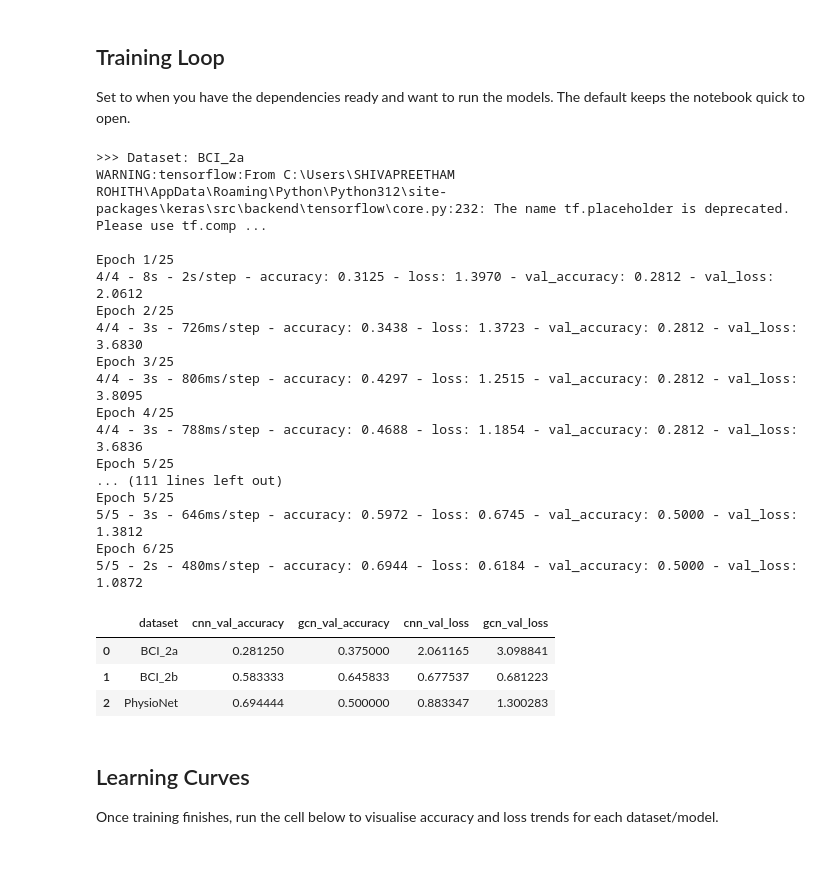
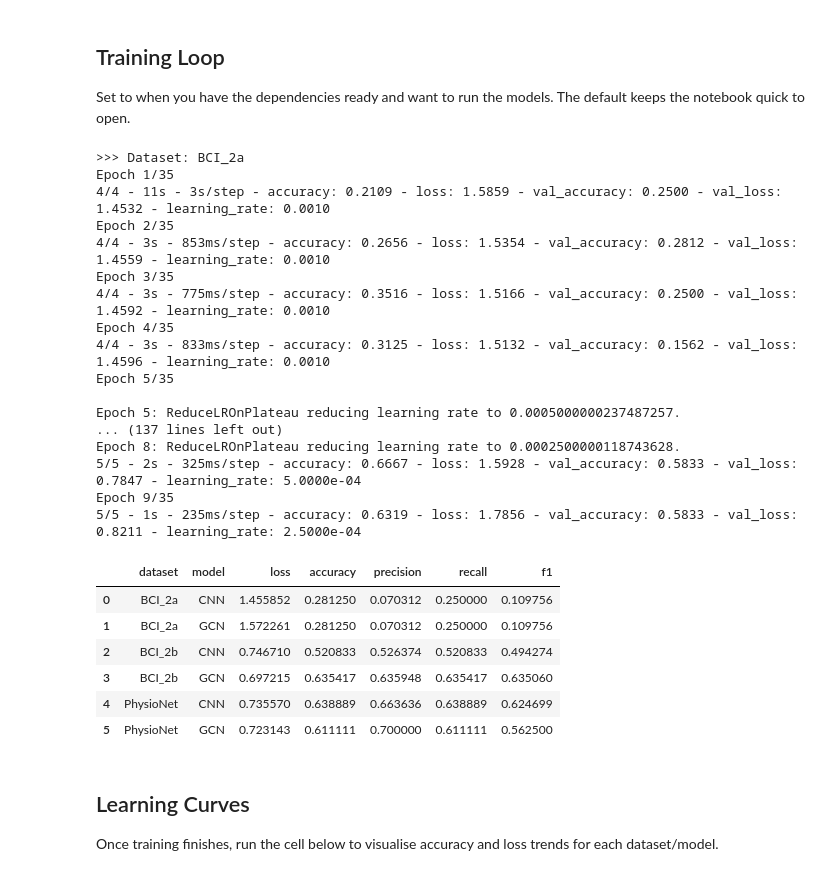
Before and after one commit to shivapreetham/eeg-channel-selection, a Jupyter notebook: eeg_motar_imagery_graph/multi_dataset_physionet_bci_notebook.ipynb, the cells around one changed output. Saved outputs shown, nothing was run; the diff lists cells and outputs as text; code cells hidden in the pictures.

```diff
--- a/eeg_motar_imagery_graph/multi_dataset_physionet_bci_notebook.ipynb
+++ b/eeg_motar_imagery_graph/multi_dataset_physionet_bci_notebook.ipynb
@@ -305,6 +308,10 @@ def standardise_and_split(X, labels):
         random_state=42,
     )
 
+    classes = np.unique(y_train_int)
+    weights = compute_class_weight(class_weight='balanced', classes=classes, y=y_train_int)
+    class_weights = {int(c): float(w) for c, w in zip(classes, weights)}
+
     return {
         'X_train': X_train,
         'X_val': X_val,
@@ -314,6 +321,7 @@ def standardise_and_split(X, labels):
         'y_val_int': y_val_int,
         'label_encoder': label_encoder,
         'scaler': scaler,
+        'class_weights': class_weights,
     }
 
 
@@ -625,56 +711,71 @@ def train_models(bundle, epochs=25, batch_size=32):
 Set  to  when you have the dependencies ready and want to run the models. The default keeps the notebook quick to open.
 # %%
 RUN_TRAINING = True
-EPOCHS = 25
+EPOCHS = 35
 BATCH_SIZE = 32
 
 results = []
 model_registry = {}
+reports_registry = {}
 
 for name, bundle in dataset_store.items():
     print(f">>> Dataset: {name}")
     if not RUN_TRAINING:
         print('Training skipped. Set RUN_TRAINING=True to execute.')
         continue
 
     training_output = train_models(bundle, epochs=EPOCHS, batch_size=BATCH_SIZE)
     model_registry[name] = training_output
+    reports_registry[name] = {
+        'CNN': training_output['cnn_report'],
+        'GCN': training_output['gcn_report'],
+    }
 
-    results.append({
-        'dataset': name,
-        'cnn_val_accuracy': training_output['cnn_metrics'][1],
-        'gcn_val_accuracy': training_output['gcn_metrics'][1],
-        'cnn_val_loss': training_output['cnn_metrics'][0],
-        'gcn_val_loss': training_output['gcn_metrics'][0],
-    })
+    results.extend([
+        {
+            'dataset': name,
+            'model': 'CNN',
+            'loss': float(training_output['cnn_metrics'][0]),
+            **training_output['cnn_scores'],
+        },
+        {
+            'dataset': name,
+            'model': 'GCN',
+            'loss': float(training_output['gcn_metrics'][0]),
+            **training_output['gcn_scores'],
+        },
+    ])
 
 if results:
-    results_df = pd.DataFrame(results)
+    results_df = pd.DataFrame(results).sort_values(['dataset', 'model']).reset_index(drop=True)
     display(results_df)
 else:
     print('No results captured yet.')
 # %% [output]
 >>> Dataset: BCI_2a
-WARNING:tensorflow:From C:\Users\SHIVAPREETHAM ROHITH\AppData\Roaming\Python\Python312\site-packages\keras\src\backend\tensorflow\core.py:232: The name tf.placeholder is deprecated. Please use tf.comp ...
+Epoch 1/35
+4/4 - 11s - 3s/step - accuracy: 0.2109 - loss: 1.5859 - val_accuracy: 0.2500 - val_loss: 1.4532 - learning_rate: 0.0010
+Epoch 2/35
+4/4 - 3s - 853ms/step - accuracy: 0.2656 - loss: 1.5354 - val_accuracy: 0.2812 - val_loss: 1.4559 - learning_rate: 0.0010
+Epoch 3/35
+4/4 - 3s - 775ms/step - accuracy: 0.3516 - loss: 1.5166 - val_accuracy: 0.2500 - val_loss: 1.4592 - learning_rate: 0.0010
+Epoch 4/35
+4/4 - 3s - 833ms/step - accuracy: 0.3125 - loss: 1.5132 - val_accuracy: 0.1562 - val_loss: 1.4596 - learning_rate: 0.0010
+Epoch 5/35
 
-Epoch 1/25
-4/4 - 8s - 2s/step - accuracy: 0.3125 - loss: 1.3970 - val_accuracy: 0.2812 - val_loss: 2.0612
-Epoch 2/25
-4/4 - 3s - 726ms/step - accuracy: 0.3438 - loss: 1.3723 - val_accuracy: 0.2812 - val_loss: 3.6830
-Epoch 3/25
-4/4 - 3s - 806ms/step - accuracy: 0.4297 - loss: 1.2515 - val_accuracy: 0.2812 - val_loss: 3.8095
-Epoch 4/25
-4/4 - 3s - 788ms/step - accuracy: 0.4688 - loss: 1.1854 - val_accuracy: 0.2812 - val_loss: 3.6836
-Epoch 5/25
-... (111 lines left out)
-Epoch 5/25
-5/5 - 3s - 646ms/step - accuracy: 0.5972 - loss: 0.6745 - val_accuracy: 0.5000 - val_loss: 1.3812
-Epoch 6/25
-5/5 - 2s - 480ms/step - accuracy: 0.6944 - loss: 0.6184 - val_accuracy: 0.5000 - val_loss: 1.0872
+Epoch 5: ReduceLROnPlateau reducing learning rate to 0.0005000000237487257.
+... (137 lines left out)
+Epoch 8: ReduceLROnPlateau reducing learning rate to 0.0002500000118743628.
+5/5 - 2s - 325ms/step - accuracy: 0.6667 - loss: 1.5928 - val_accuracy: 0.5833 - val_loss: 0.7847 - learning_rate: 5.0000e-04
+Epoch 9/35
+5/5 - 1s - 235ms/step - accuracy: 0.6319 - loss: 1.7856 - val_accuracy: 0.5833 - val_loss: 0.8211 - learning_rate: 2.5000e-04
-|  | dataset | cnn_val_accuracy | gcn_val_accuracy | cnn_val_loss | gcn_val_loss |
-| 0 | BCI_2a | 0.281250 | 0.375000 | 2.061165 | 3.098841 |
-| 1 | BCI_2b | 0.583333 | 0.645833 | 0.677537 | 0.681223 |
-| 2 | PhysioNet | 0.694444 | 0.500000 | 0.883347 | 1.300283 |
+|  | dataset | model | loss | accuracy | precision | recall | f1 |
+| 0 | BCI_2a | CNN | 1.455852 | 0.281250 | 0.070312 | 0.250000 | 0.109756 |
+| 1 | BCI_2a | GCN | 1.572261 | 0.281250 | 0.070312 | 0.250000 | 0.109756 |
+| 2 | BCI_2b | CNN | 0.746710 | 0.520833 | 0.526374 | 0.520833 | 0.494274 |
+| 3 | BCI_2b | GCN | 0.697215 | 0.635417 | 0.635948 | 0.635417 | 0.635060 |
+| 4 | PhysioNet | CNN | 0.735570 | 0.638889 | 0.663636 | 0.638889 | 0.624699 |
+| 5 | PhysioNet | GCN | 0.723143 | 0.611111 | 0.700000 | 0.611111 | 0.562500 |
 # %% [markdown]
 ## Learning Curves
 Once training finishes, run the cell below to visualise accuracy and loss trends for each dataset/model.
```
Also changed, not shown: parts of 6 cells of this notebook, 1 other file.
